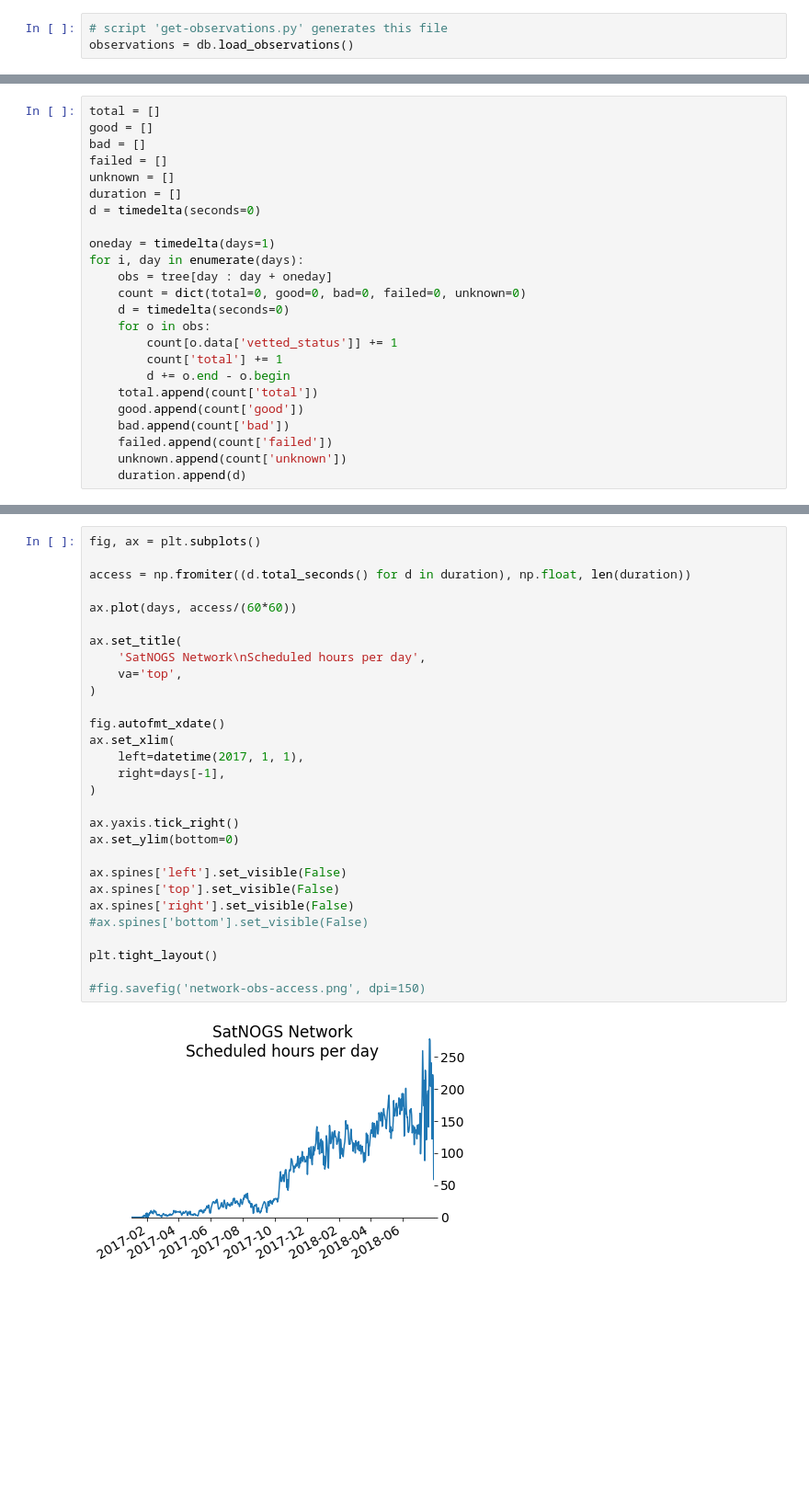
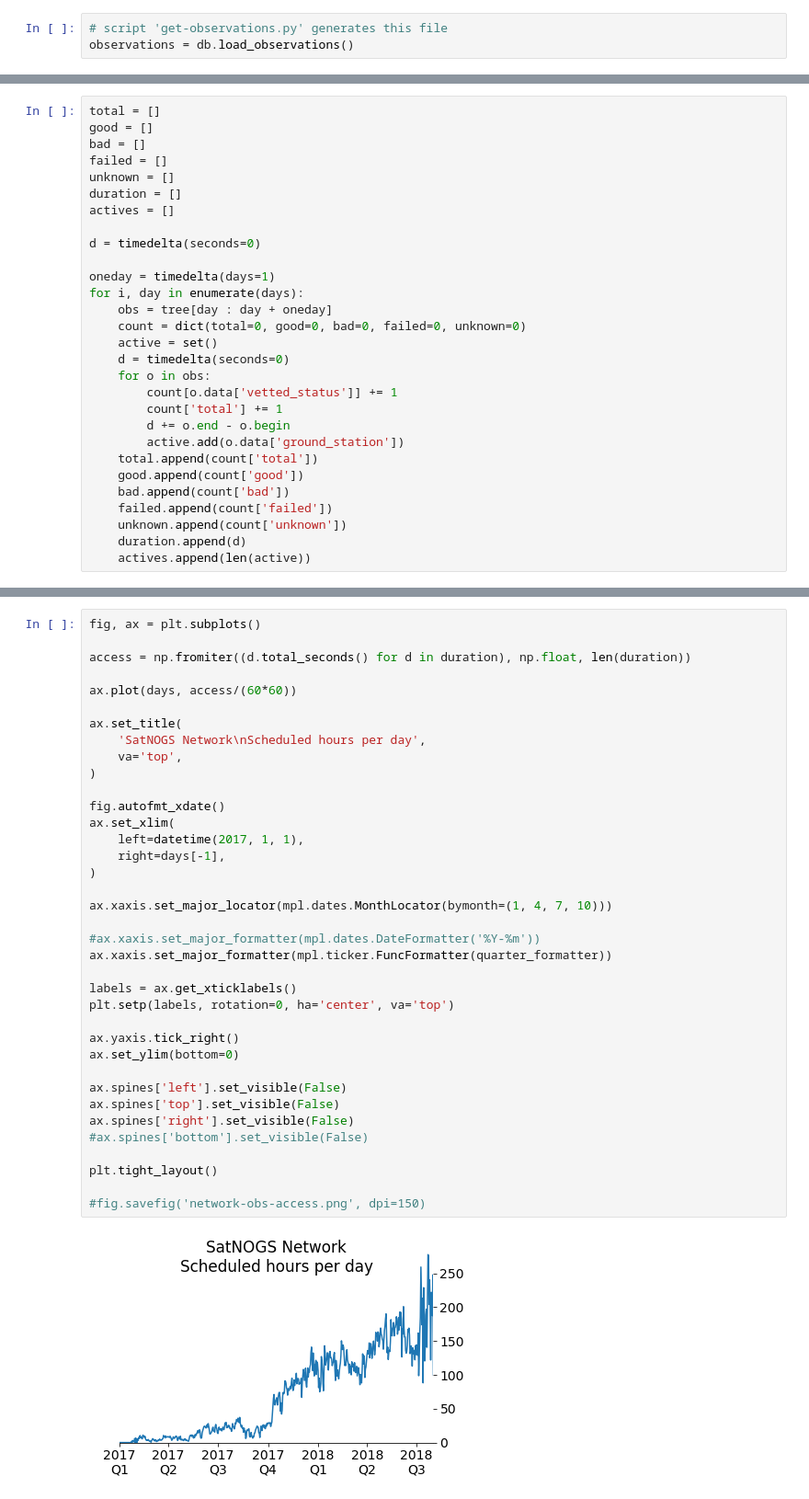
Before and after one commit to wiredlab/scheduling-bazaar, a Jupyter notebook: notebooks/observations-status.ipynb, the cells around one changed output, grey strips where cells are left out. Shown: that part at 92% size. Drawn from its saved outputs; the diff is of its cells as text; blank space fills up the shorter version.

```diff
--- a/notebooks/observations-status.ipynb
+++ b/notebooks/observations-status.ipynb
@@ -64,23 +64,28 @@ bad = []
 failed = []
 unknown = []
 duration = []
+actives = []
+
 d = timedelta(seconds=0)
 
 oneday = timedelta(days=1)
 for i, day in enumerate(days):
     obs = tree[day : day + oneday]
     count = dict(total=0, good=0, bad=0, failed=0, unknown=0)
+    active = set()
     d = timedelta(seconds=0)
     for o in obs:
         count[o.data['vetted_status']] += 1
         count['total'] += 1
         d += o.end - o.begin
+        active.add(o.data['ground_station'])
     total.append(count['total'])
     good.append(count['good'])
     bad.append(count['bad'])
     failed.append(count['failed'])
     unknown.append(count['unknown'])
     duration.append(d)
+    actives.append(len(active))
 # %%
 fig, ax = plt.subplots(figsize=(8, 4.5))
 
@@ -155,34 +162,42 @@ fig.savefig('network-obs-day.png', dpi=300)
 # %%
 fig, ax = plt.subplots()
 
 access = np.fromiter((d.total_seconds() for d in duration), np.float, len(duration))
 
 ax.plot(days, access/(60*60))
 
 ax.set_title(
     'SatNOGS Network\nScheduled hours per day',
     va='top',
 )
 
 fig.autofmt_xdate()
 ax.set_xlim(
     left=datetime(2017, 1, 1),
     right=days[-1],
 )
 
+ax.xaxis.set_major_locator(mpl.dates.MonthLocator(bymonth=(1, 4, 7, 10)))
+
+#ax.xaxis.set_major_formatter(mpl.dates.DateFormatter('%Y-%m'))
+ax.xaxis.set_major_formatter(mpl.ticker.FuncFormatter(quarter_formatter))
+
+labels = ax.get_xticklabels()
+plt.setp(labels, rotation=0, ha='center', va='top')
+
 ax.yaxis.tick_right()
 ax.set_ylim(bottom=0)
 
 ax.spines['left'].set_visible(False)
 ax.spines['top'].set_visible(False)
 ax.spines['right'].set_visible(False)
 #ax.spines['bottom'].set_visible(False)
 
 plt.tight_layout()
 
 #fig.savefig('network-obs-access.png', dpi=150)
 # %% [output]
-[figure, old version]
+[figure, new version]
 # %%
 
 fig, ax = plt.subplots()
```
Also changed, not shown: parts of 6 cells of this notebook, 2 other files.
